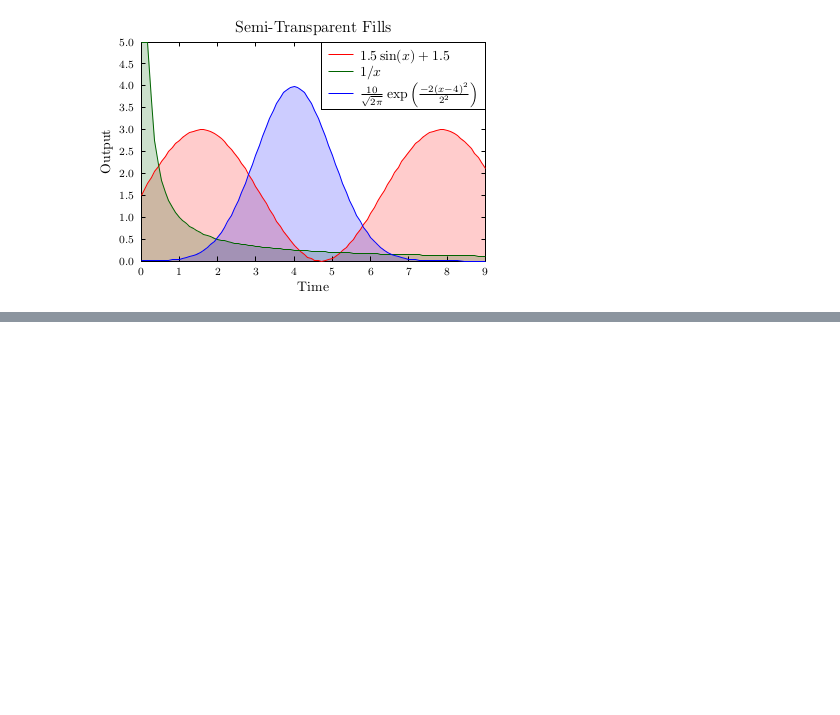
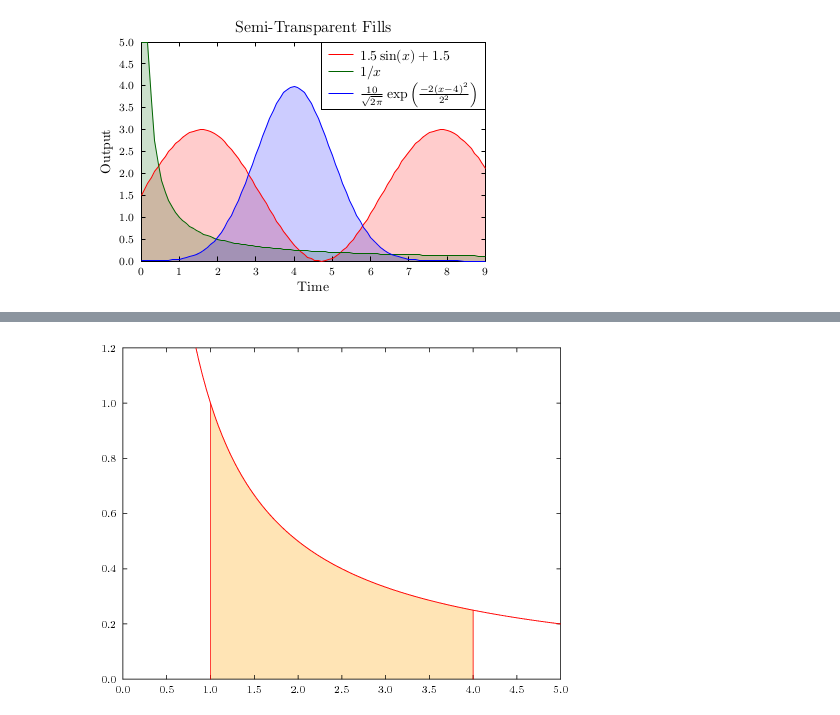
Before and after one commit to tlienart/GPlotExamples.jl, a Jupyter notebook: 6|10-GLE-2D-complex1.ipynb, the cells around one changed output, grey strips where cells are left out. Drawn from its saved outputs; the diff is of its cells as text; code cells hidden in the pictures; blank space fills up the shorter version.

```diff
--- a/4|10-GLE-2D-complex1.ipynb
+++ b/6|10-GLE-2D-complex1.ipynb
@@ -145,0 +167,24 @@ WARNING: Workqueue inconsistency detected: popfirst!(Workqueue).state != :queued
+# %%
+Figure(tex=true)
+
+x = range(0.5, stop=5, length=100)
+y = @. 1/x
+
+plot(x, y, col="red")
+
+x2 = range(1, stop=4, length=100)
+y2 = @. 1/x2
+
+fill_between!(x2, 0, y2, fill="moccasin")
+xlim(0, 5)
+ylim(0, 1.2)
+
+plot!([1, 1], [0, 1], col="red")
+plot!([4, 4], [0, 1/4], col="red")
+xlabel(t"$x$")
+ylabel(t"$y$")
+title("")
+
+preview()
+# %% [output]
+[figure, added]
```
Also changed, not shown: parts of 6 cells of this notebook, 4 other files.
